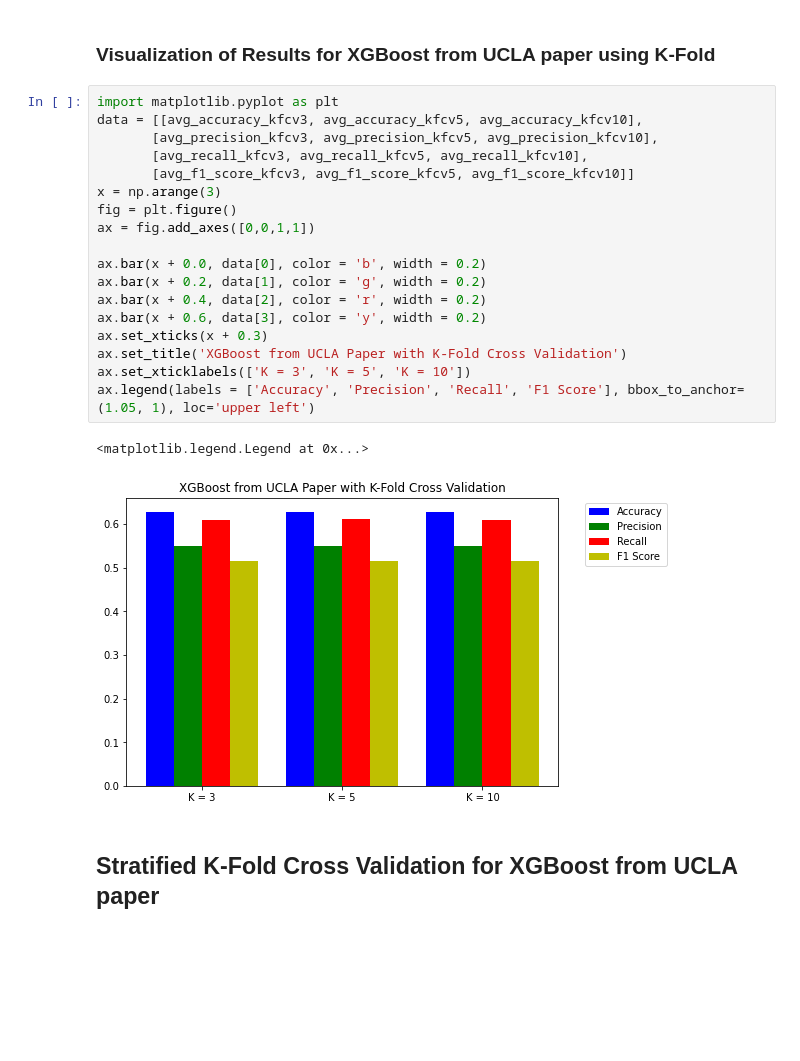
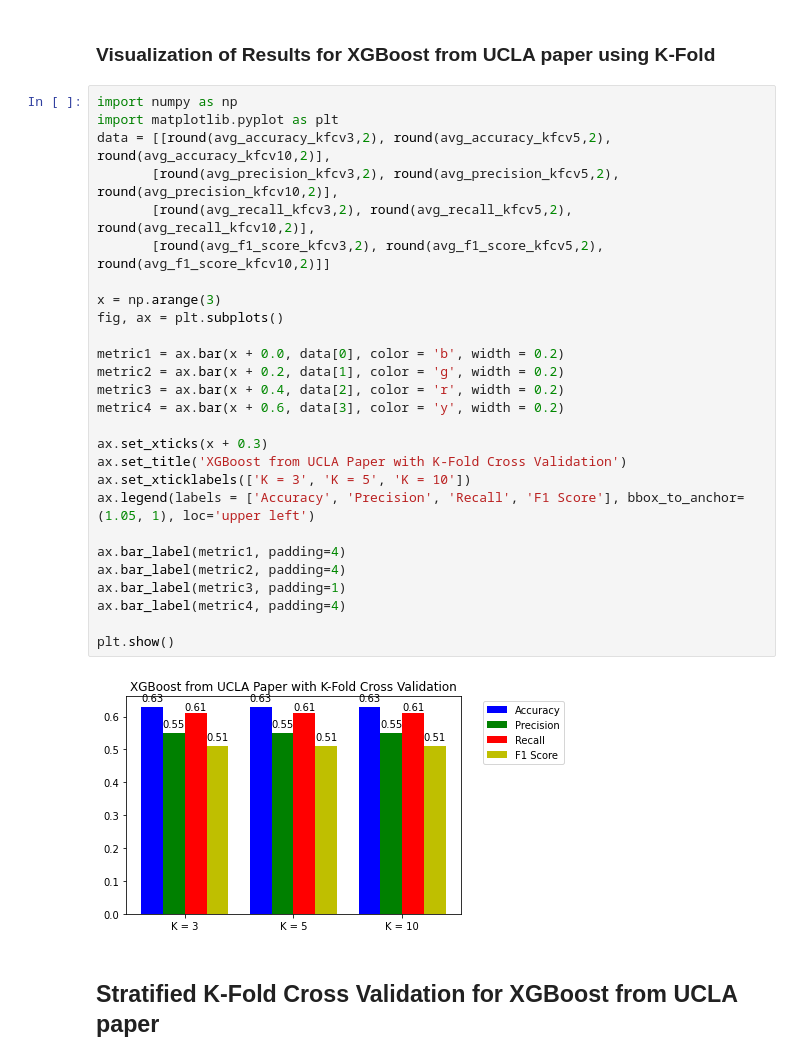
Before and after one commit to osherboudara99/Loan_Predictions_Algorithm_Comparison, a Jupyter notebook: Loan_Predictions_Implementations.ipynb, the cells around one changed output. Saved outputs shown, nothing was run; the diff lists cells and outputs as text; blank space fills up the shorter version.

Commit message:
added values to bar graphs

```diff
--- a/Loan_Predictions_Implementations.ipynb
+++ b/Loan_Predictions_Implementations.ipynb
@@ -388,26 +388,34 @@ f1_score_list.clear()
 # %% [markdown]
 ### Visualization of Results for XGBoost from UCLA paper using K-Fold
 # %%
+import numpy as np
 import matplotlib.pyplot as plt
-data = [[avg_accuracy_kfcv3, avg_accuracy_kfcv5, avg_accuracy_kfcv10],
-       [avg_precision_kfcv3, avg_precision_kfcv5, avg_precision_kfcv10],
-       [avg_recall_kfcv3, avg_recall_kfcv5, avg_recall_kfcv10],
-       [avg_f1_score_kfcv3, avg_f1_score_kfcv5, avg_f1_score_kfcv10]]
+data = [[round(avg_accuracy_kfcv3,2), round(avg_accuracy_kfcv5,2), round(avg_accuracy_kfcv10,2)],
+       [round(avg_precision_kfcv3,2), round(avg_precision_kfcv5,2), round(avg_precision_kfcv10,2)],
+       [round(avg_recall_kfcv3,2), round(avg_recall_kfcv5,2), round(avg_recall_kfcv10,2)],
+       [round(avg_f1_score_kfcv3,2), round(avg_f1_score_kfcv5,2), round(avg_f1_score_kfcv10,2)]]
+
 x = np.arange(3)
-fig = plt.figure()
-ax = fig.add_axes([0,0,1,1])
+fig, ax = plt.subplots()
 
-ax.bar(x + 0.0, data[0], color = 'b', width = 0.2)
-ax.bar(x + 0.2, data[1], color = 'g', width = 0.2)
-ax.bar(x + 0.4, data[2], color = 'r', width = 0.2)
-ax.bar(x + 0.6, data[3], color = 'y', width = 0.2)
+metric1 = ax.bar(x + 0.0, data[0], color = 'b', width = 0.2)
+metric2 = ax.bar(x + 0.2, data[1], color = 'g', width = 0.2)
+metric3 = ax.bar(x + 0.4, data[2], color = 'r', width = 0.2)
+metric4 = ax.bar(x + 0.6, data[3], color = 'y', width = 0.2)
+
 ax.set_xticks(x + 0.3)
 ax.set_title('XGBoost from UCLA Paper with K-Fold Cross Validation')
 ax.set_xticklabels(['K = 3', 'K = 5', 'K = 10'])
 ax.legend(labels = ['Accuracy', 'Precision', 'Recall', 'F1 Score'], bbox_to_anchor=(1.05, 1), loc='upper left')
+
+ax.bar_label(metric1, padding=4)
+ax.bar_label(metric2, padding=4)
+ax.bar_label(metric3, padding=1)
+ax.bar_label(metric4, padding=4)
+
+plt.show()
 # %% [output]
-<matplotlib.legend.Legend at 0x...>
-[figure, old version]
+[figure, new version]
 # %% [markdown]
 ## Stratified K-Fold Cross Validation for XGBoost from UCLA paper
 # %% [markdown]
```
Also changed, not shown: parts of 37 cells of this notebook.
